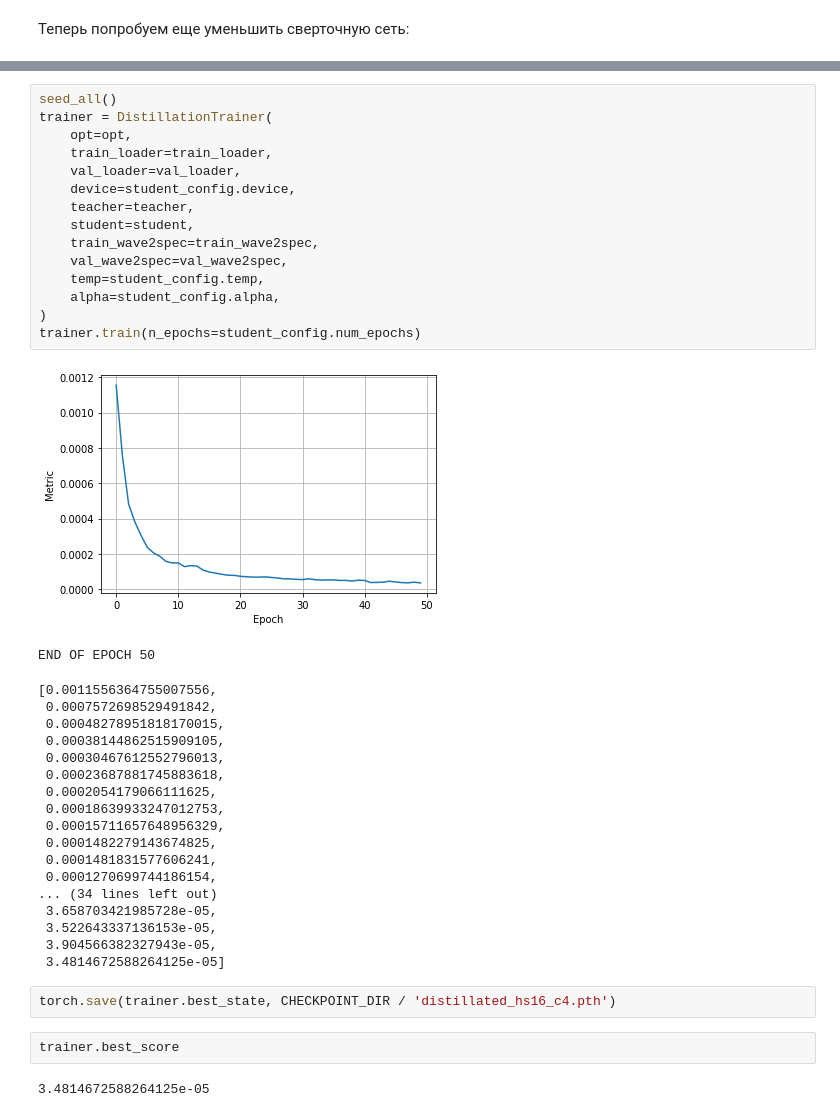
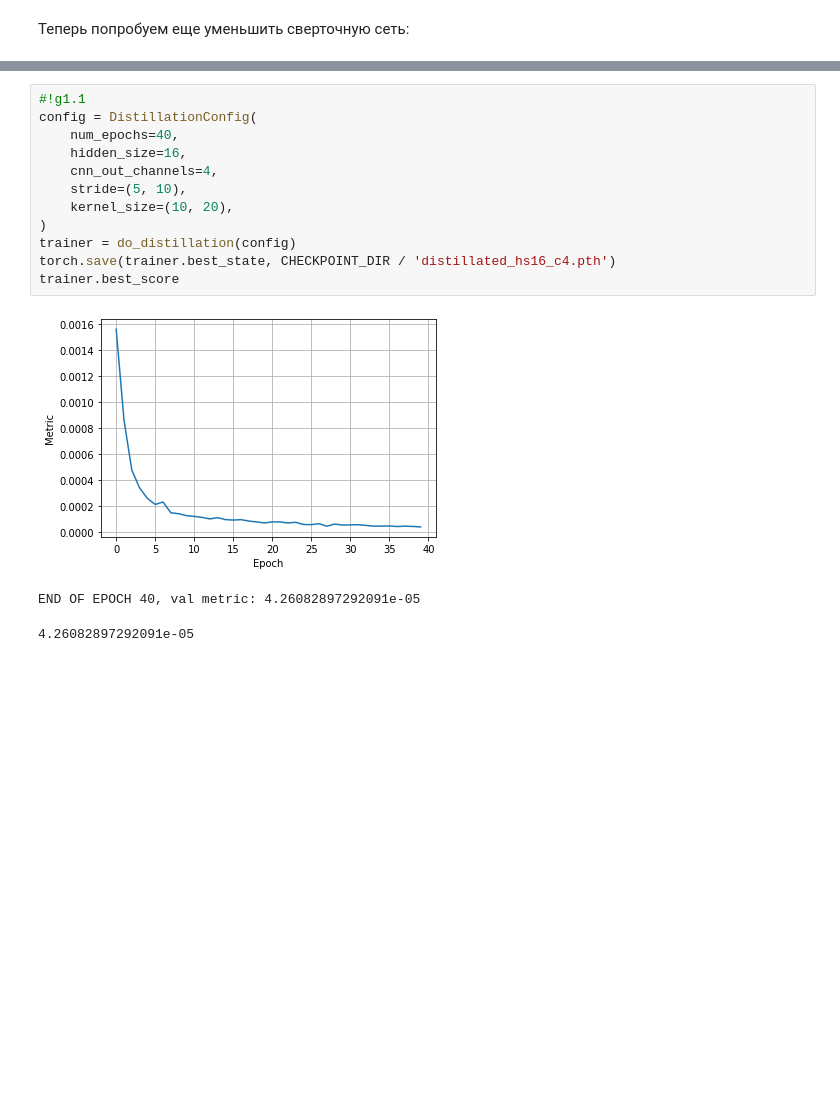
Before and after one commit to IHateReptiloids/kws_hw, a Jupyter notebook: distillation.ipynb, the cells around one changed output, grey strips where cells are left out. Drawn from its saved outputs; the diff is of its cells as text; blank space fills up the shorter version.

```diff
--- a/distillation.ipynb
+++ b/distillation.ipynb
@@ -236,41 +104,16 @@ opt = torch.optim.Adam(
-# %%
-seed_all()
-trainer = DistillationTrainer(
-    opt=opt,
-    train_loader=train_loader,
-    val_loader=val_loader,
-    device=student_config.device,
-    teacher=teacher,
-    student=student,
-    train_wave2spec=train_wave2spec,
-    val_wave2spec=val_wave2spec,
-    temp=student_config.temp,
-    alpha=student_config.alpha,
-)
-trainer.train(n_epochs=student_config.num_epochs)
-# %% [output]
-[figure, removed]
-END OF EPOCH 50
-[0.0011556364755007556,
- 0.0007572698529491842,
- 0.00048278951818170015,
- 0.00038144862515909105,
- 0.00030467612552796013,
- 0.00023687881745883618,
- 0.0002054179066111625,
- 0.00018639933247012753,
- 0.00015711657648956329,
- 0.0001482279143674825,
- 0.0001481831577606241,
- 0.0001270699744186154,
-... (34 lines left out)
- 3.658703421985728e-05,
- 3.522643337136153e-05,
- 3.904566382327943e-05,
- 3.4814672588264125e-05]
-# %%
-torch.save(trainer.best_state, CHECKPOINT_DIR / 'distillated_hs16_c4.pth')
-# %%
-trainer.best_score
-# %% [output]
-3.4814672588264125e-05
+# %%
+#!g1.1
+config = DistillationConfig(
+    num_epochs=40,
+    hidden_size=16,
+    cnn_out_channels=4,
+    stride=(5, 10),
+    kernel_size=(10, 20),
+)
+trainer = do_distillation(config)
+torch.save(trainer.best_state, CHECKPOINT_DIR / 'distillated_hs16_c4.pth')
+trainer.best_score
+# %% [output]
+[figure, added]
+END OF EPOCH 40, val metric: 4.26082897292091e-05
+4.26082897292091e-05
```
Also changed, not shown: parts of 24 cells of this notebook, 3 other files.
